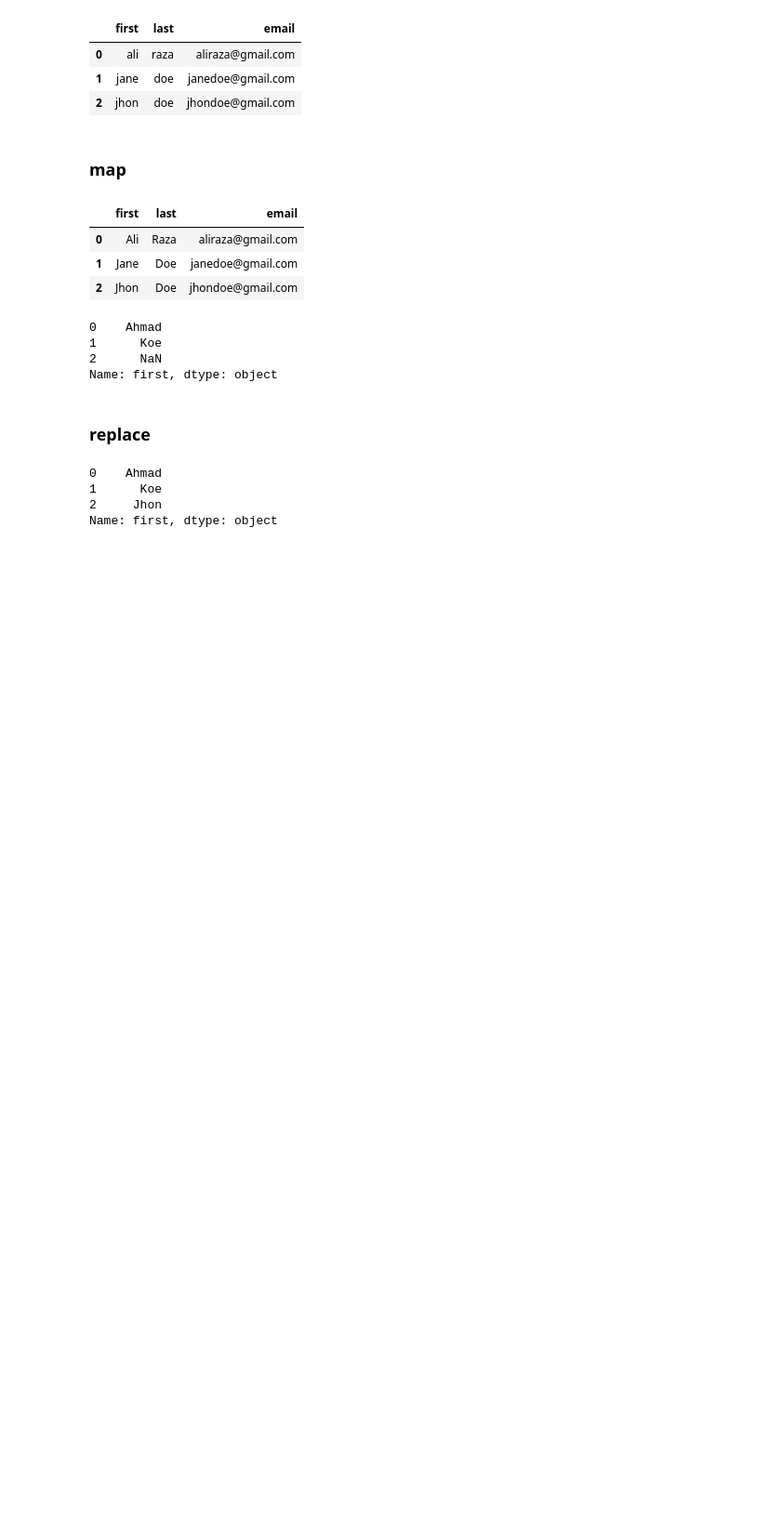
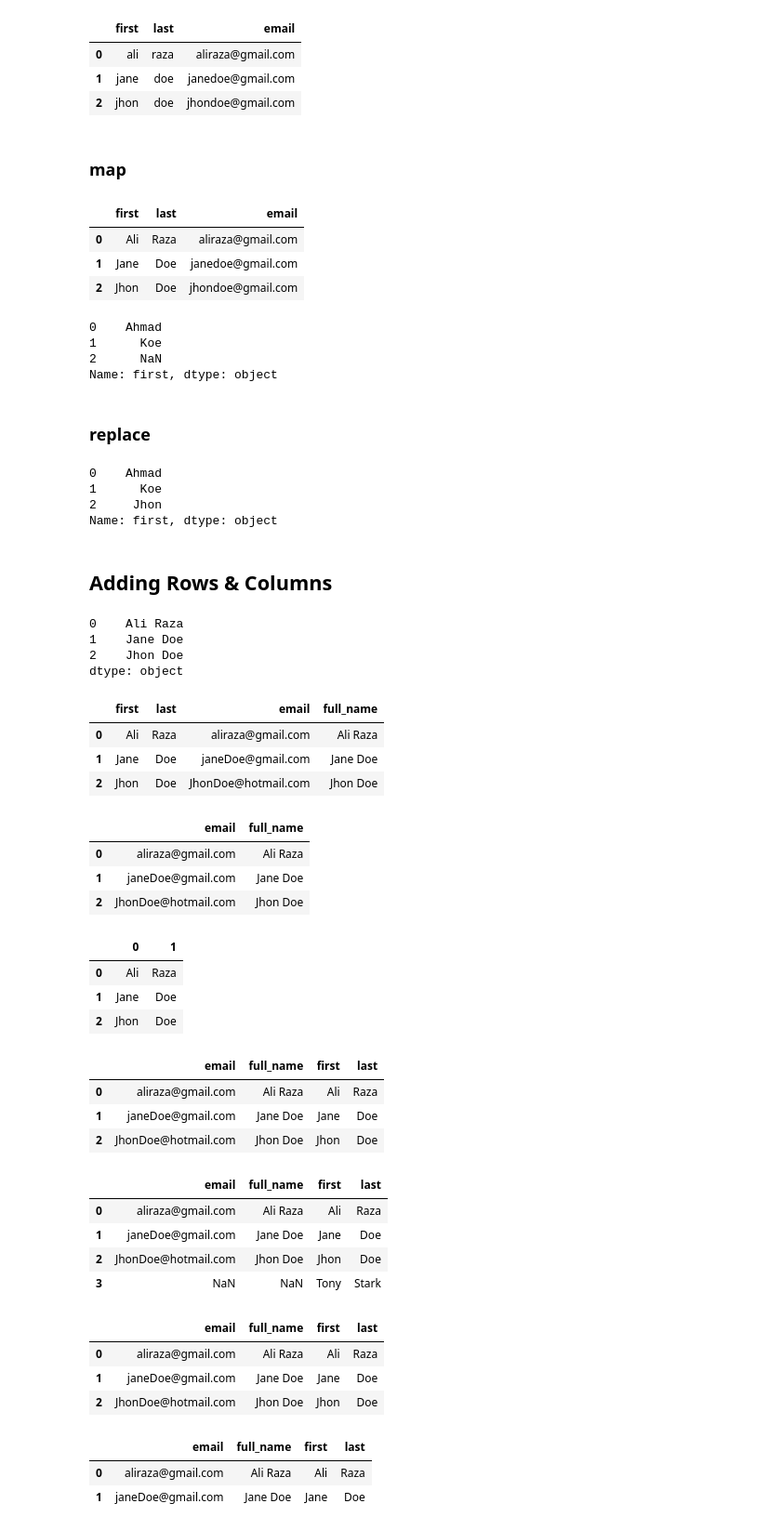
Before and after one commit to NoumanHere/Pandas, a Jupyter notebook: Snippets.ipynb, the cells around one changed output. Shown: that part at 93% size. Cells and saved outputs as stored; diff of their text form; code cells hidden in the pictures; blank space fills up the shorter version.

```diff
--- a/Snippets.ipynb
+++ b/Snippets.ipynb
@@ -178,3 +180,46 @@ df['first'].replace({'Ali':'Ahmad','Jane':'Koe'})
 1      Koe
 2     Jhon
 Name: first, dtype: object
+# %% [markdown]
+## Adding Rows & Columns
+# %%
+df['first'] + ' ' + df['last']
+# %% [output]
+0    Ali Raza
+1    Jane Doe
+2    Jhon Doe
+dtype: object
+# %%
+df['full_name'] = df['first'] + ' ' + df['last']  # Adding a Column
+# %%
+df
+# %% [output]
+|  | first | last | email | full_name |
+| 0 | Ali | Raza | aliraza@gmail.com | Ali Raza |
+| 1 | Jane | Doe | janeDoe@gmail.com | Jane Doe |
+| 2 | Jhon | Doe | JhonDoe@hotmail.com | Jhon Doe |
+# %%
+df.drop(columns = ['first','last'], inplace = True)
+# %%
+df
+# %% [output]
+|  | email | full_name |
+| 0 | aliraza@gmail.com | Ali Raza |
+| 1 | janeDoe@gmail.com | Jane Doe |
+| 2 | JhonDoe@hotmail.com | Jhon Doe |
+# %%
+df['full_name'].str.split(' ', expand = True)
+# %% [output]
+|  | 0 | 1 |
+| 0 | Ali | Raza |
+| 1 | Jane | Doe |
+| 2 | Jhon | Doe |
+# %%
+df[['first','last']] = df['full_name'].str.split(' ', expand = True)
+# %%
+df
+# %% [output]
+|  | email | full_name | first | last |
+| 0 | aliraza@gmail.com | Ali Raza | Ali | Raza |
+| 1 | janeDoe@gmail.com | Jane Doe | Jane | Doe |
+| 2 | JhonDoe@hotmail.com | Jhon Doe | Jhon | Doe |
@@ -180,0 +228,22 @@ Name: first, dtype: object
+# %%
+df.append({'first':"Tony", 'last':'Stark'}, ignore_index= True)
+# %% [output]
+|  | email | full_name | first | last |
+| 0 | aliraza@gmail.com | Ali Raza | Ali | Raza |
+| 1 | janeDoe@gmail.com | Jane Doe | Jane | Doe |
+| 2 | JhonDoe@hotmail.com | Jhon Doe | Jhon | Doe |
+| 3 | NaN | NaN | Tony | Stark |
+# %%
+ # We can aslo add another 'DataFrame' by append method we used above.
+df
+# %% [output]
+|  | email | full_name | first | last |
+| 0 | aliraza@gmail.com | Ali Raza | Ali | Raza |
+| 1 | janeDoe@gmail.com | Jane Doe | Jane | Doe |
+| 2 | JhonDoe@hotmail.com | Jhon Doe | Jhon | Doe |
+# %%
+df.drop(index = 2)
+# %% [output]
+|  | email | full_name | first | last |
+| 0 | aliraza@gmail.com | Ali Raza | Ali | Raza |
+| 1 | janeDoe@gmail.com | Jane Doe | Jane | Doe |
```
Also changed, not shown: parts of 2 cells of this notebook, 1 other file.
